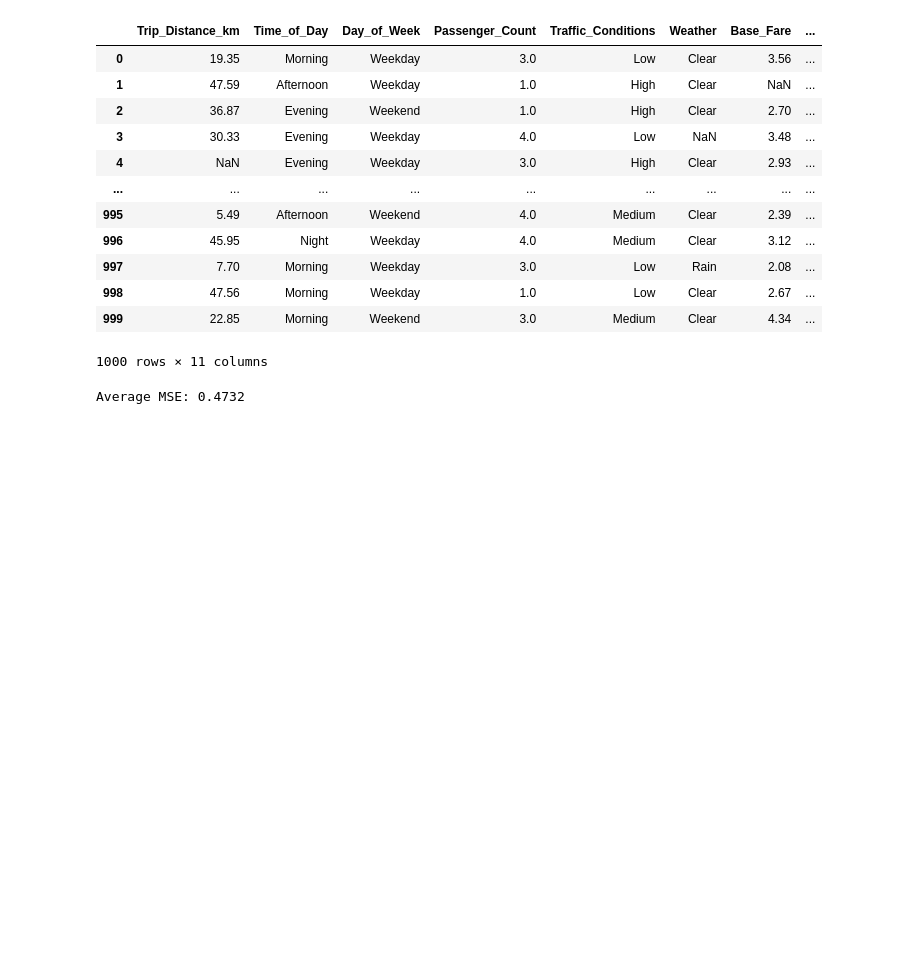
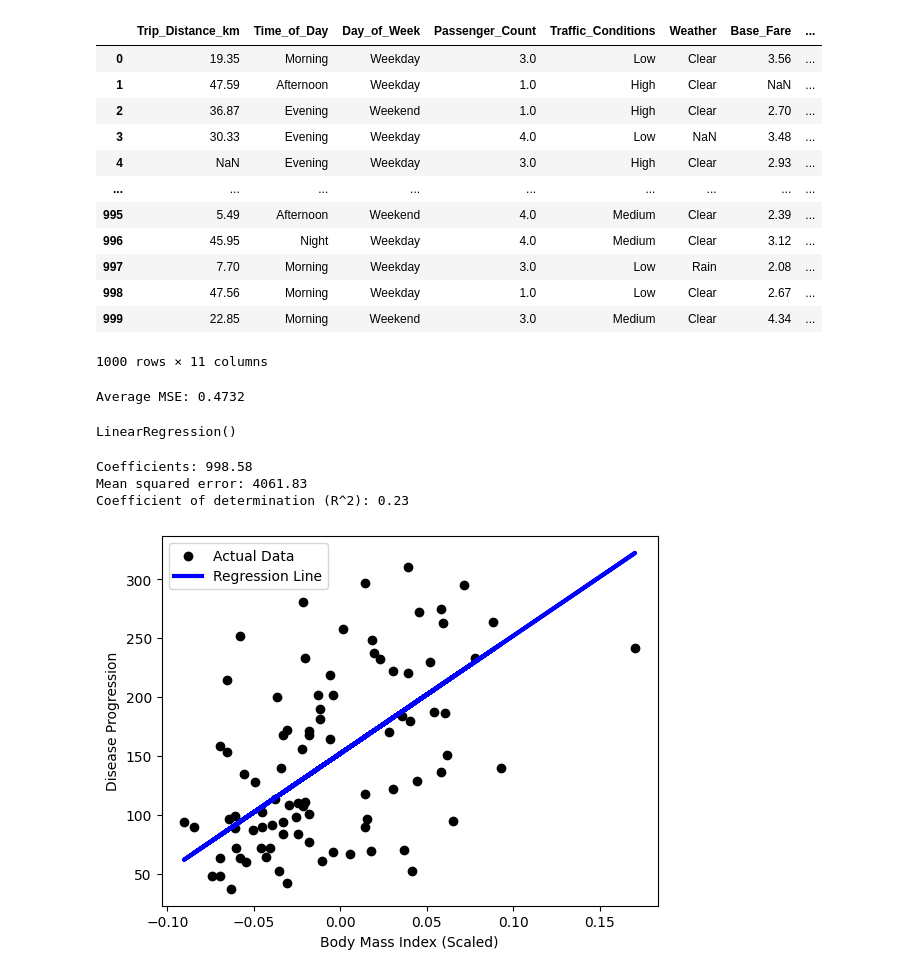
Before and after one commit to jimmoi/AutoML, a Jupyter notebook: experiment.ipynb, the cells around one changed output. Drawn from its saved outputs; the diff is of its cells as text; code cells hidden in the pictures; blank space fills up the shorter version.

Commit message:
do diabete & bank churn experiment

```diff
--- a/experiment.ipynb
+++ b/experiment.ipynb
@@ -279,3 +279,50 @@ data = data["frame"]
 # %%
 data.rename(columns={"MedHouseVal":"target"},inplace=True)
 data.to_csv(r"dataset\regression\california_housing.csv", index=False)
+# %%
+import matplotlib.pyplot as plt
+import numpy as np
+from sklearn import datasets, linear_model
+from sklearn.metrics import mean_squared_error, r2_score
+from sklearn.model_selection import train_test_split
+
+# Load the diabetes dataset
+diabetes_X, diabetes_y = datasets.load_diabetes(return_X_y=True)
+
+# For this example, let's use just one feature (BMI) to make it easy to visualize
+# BMI is at index 2
+diabetes_X_single = diabetes_X[:, np.newaxis, 2]
+# %%
+# Split the data into training/testing sets
+X_train, X_test, y_train, y_test = train_test_split(
+    diabetes_X_single, diabetes_y, test_size=0.2, random_state=42
+)
+
+# Create linear regression object
+regr = linear_model.LinearRegression()
+
+# Train the model
+regr.fit(X_train, y_train)
+# %% [output]
+LinearRegression()
+# %%
+# Make predictions using the testing set
+diabetes_y_pred = regr.predict(X_test)
+
+# Model performance
+print(f"Coefficients: {regr.coef_[0]:.2f}")
+print(f"Mean squared error: {mean_squared_error(y_test, diabetes_y_pred):.2f}")
+print(f"Coefficient of determination (R^2): {r2_score(y_test, diabetes_y_pred):.2f}")
+# %% [output]
+Coefficients: 998.58
+Mean squared error: 4061.83
+Coefficient of determination (R^2): 0.23
+# %%
+plt.scatter(X_test, y_test, color="black", label="Actual Data")
+plt.plot(X_test, diabetes_y_pred, color="blue", linewidth=3, label="Regression Line")
+plt.xlabel("Body Mass Index (Scaled)")
+plt.ylabel("Disease Progression")
+plt.legend()
+plt.show()
+# %% [output]
+[figure, added]
```
Also changed, not shown: 12 other files.
